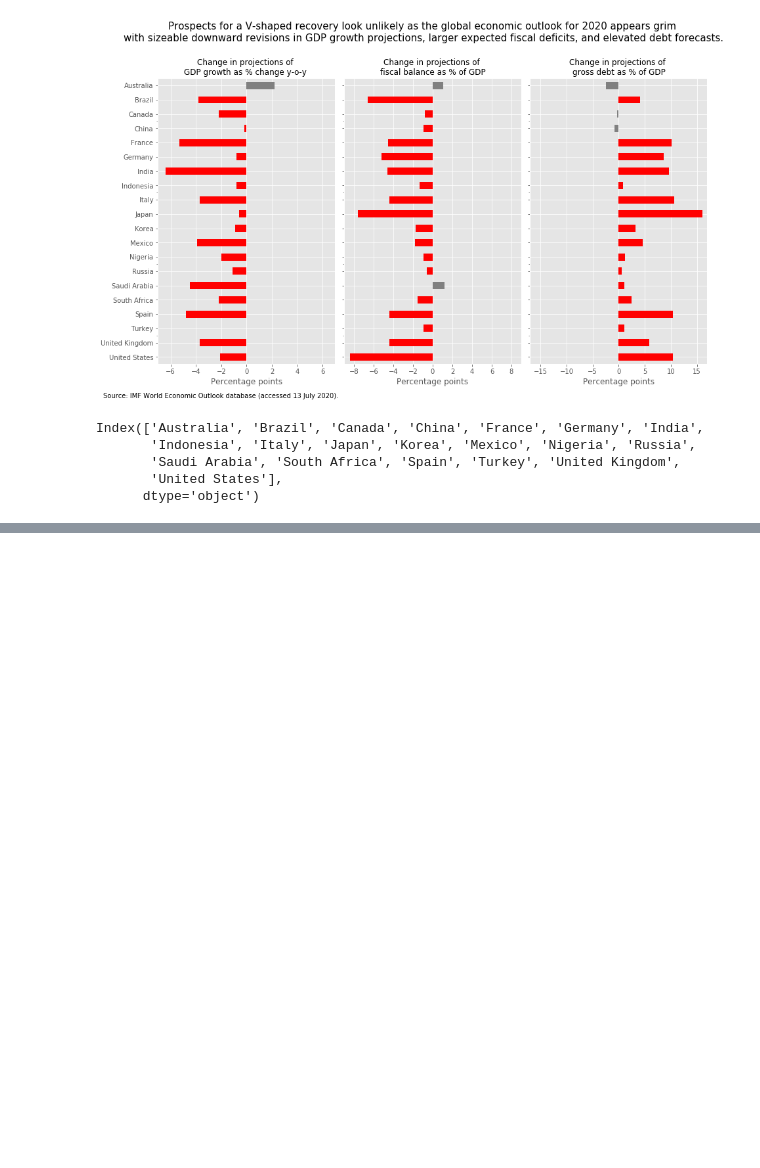
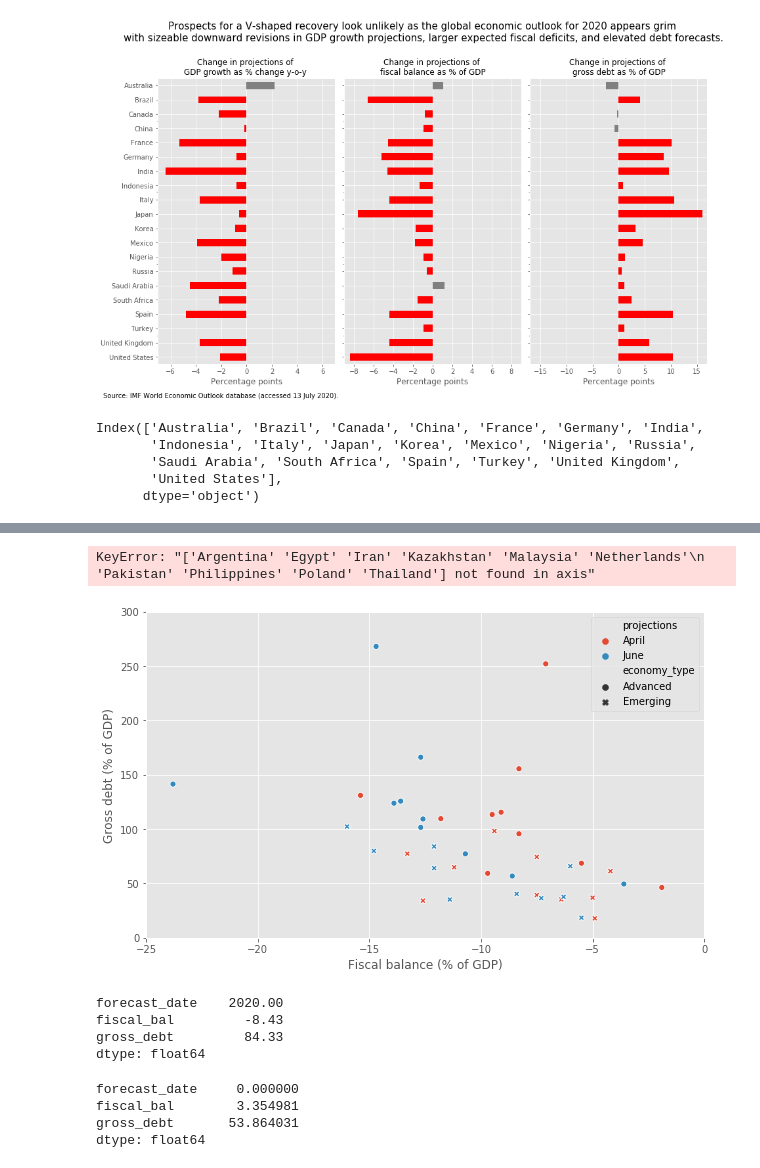
Before and after one commit to jessonpagaduan/IMFWEO-covid19, a Jupyter notebook: imf-weo-data.ipynb, the cells around one changed output, grey strips where cells are left out. Saved outputs shown, nothing was run; the diff lists cells and outputs as text; code cells hidden in the pictures; blank space fills up the shorter version.

```diff
--- a/imf-weo-data.ipynb
+++ b/imf-weo-data.ipynb
@@ -139,0 +319,3 @@ Index(['Australia', 'Brazil', 'Canada', 'China', 'France', 'Germany', 'India',
+# %%
+scatter_data = df3.loc[:, ['economy_type', 'projections', 'forecast_date',
+                           'fiscal_bal', 'gross_debt']].dropna()
@@ -139,0 +338,2 @@ Index(['Australia', 'Brazil', 'Canada', 'China', 'France', 'Germany', 'India',
+# %%
+data_2020 = scatter_data[scatter_data['forecast_date'] == 2020]
@@ -139,0 +360,29 @@ Index(['Australia', 'Brazil', 'Canada', 'China', 'France', 'Germany', 'India',
+# %%
+data_2020.drop(index=['Argentina', 'Egypt', 'Iran', 'Kazakhstan', 'Malaysia', 'Netherlands',
+                      'Pakistan', 'Philippines', 'Poland', 'Thailand'])
+# %% [output]
+KeyError: "['Argentina' 'Egypt' 'Iran' 'Kazakhstan' 'Malaysia' 'Netherlands'\n 'Pakistan' 'Philippines' 'Poland' 'Thailand'] not found in axis"
+# %%
+fig, ax = plt.subplots(figsize=(10, 6))
+ax = sns.scatterplot(x='fiscal_bal', y='gross_debt', hue='projections',
+                      style='economy_type', data=data_2020)
+ax.set(ylabel='Gross debt (% of GDP)', xlabel='Fiscal balance (% of GDP)',
+       xlim=(-25, 0), ylim=(0, 300))
+ax.legend()
+plt.show()
+# %% [output]
+[figure, added]
+# %%
+data_2020[data_2020.projections=='April'].mean()
+# %% [output]
+forecast_date    2020.00
+fiscal_bal         -8.43
+gross_debt         84.33
+dtype: float64
+# %%
+data_2020[data_2020.projections=='April'].std()
+# %% [output]
+forecast_date     0.000000
+fiscal_bal        3.354981
+gross_debt       53.864031
+dtype: float64
```
Also changed, not shown: parts of 28 cells of this notebook.
